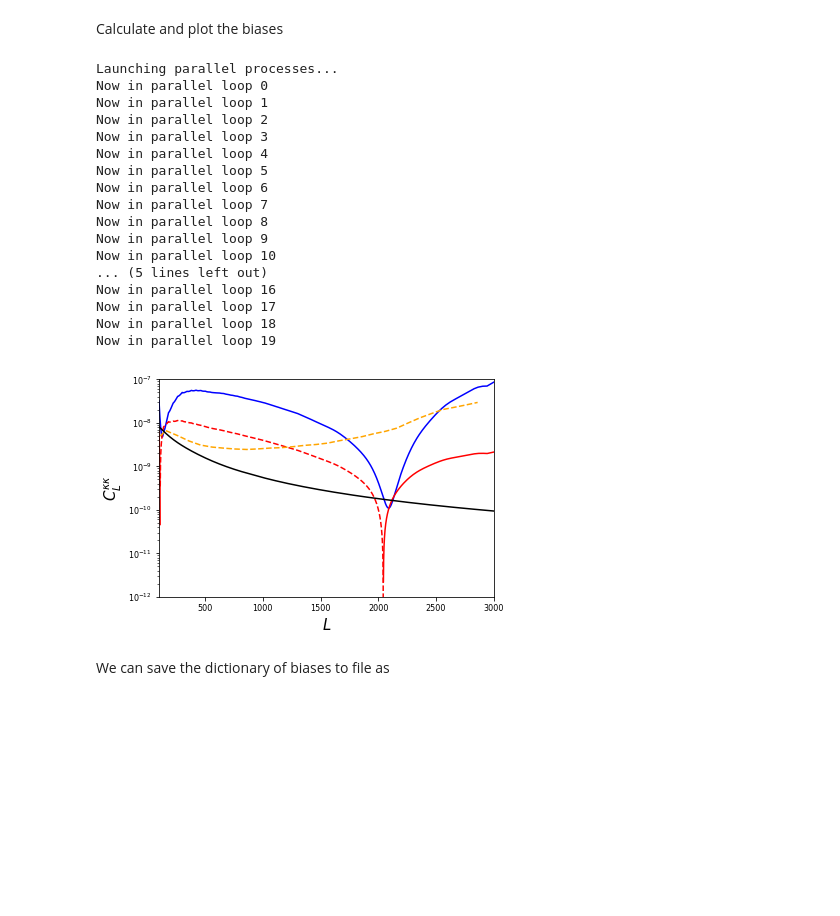
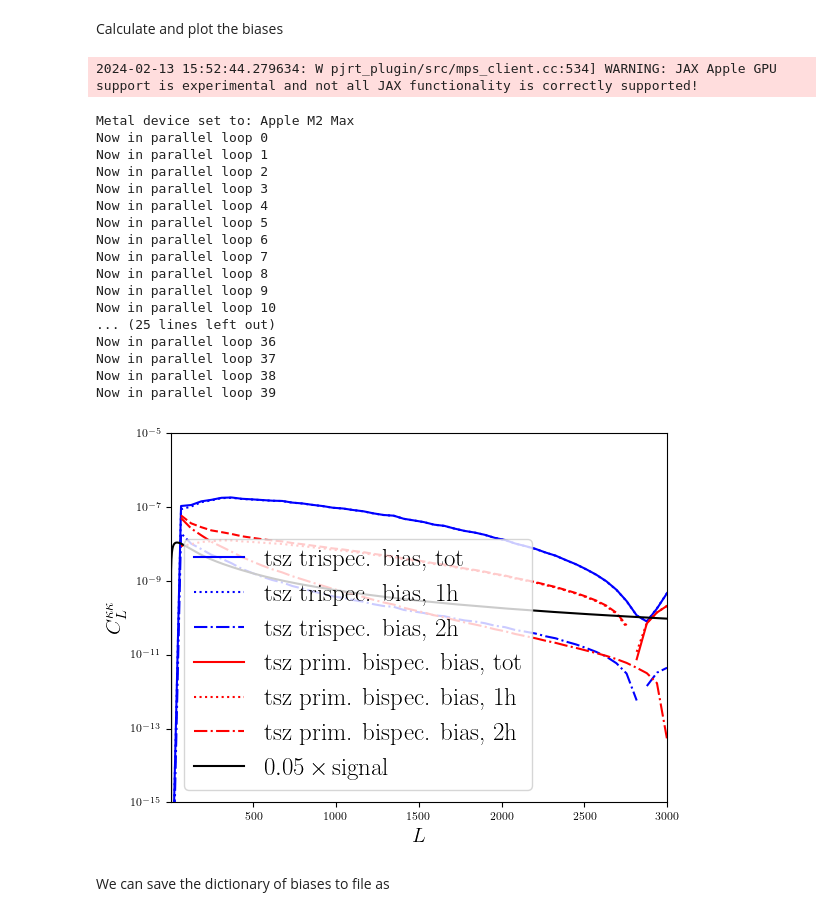
Before and after one commit to abaleato/CosmoBLENDER, a Jupyter notebook: notebooks/example_pipeline.ipynb, the cells around one changed output. Cells and saved outputs as stored; diff of their text form; code cells hidden in the pictures; blank space fills up the shorter version.

```diff
--- a/notebooks/example_pipeline.ipynb
+++ b/notebooks/example_pipeline.ipynb
@@ -43,13 +35,13 @@ SPT_5e15 = qest.experiment(lmax = 3000, massCut_Mvir=5e15, **SPT_properties, **f
 # %%
 SO_properties = {'nlev_t': np.array([52., 27., 5.8, 6.3, 15., 37.]),
                  'beam_size':np.array([7.4, 5.1, 2.2, 1.4, 1.0, 0.9]),
-                 'freq_GHz': np.array([27.3, 41.7, 93., 143., 225.,278.]), 'nx_secbispec':128}
+                 'freq_GHz': np.array([27.3, 41.7, 93., 143., 225.,278.])}
 
 # Initialise experiments with various different mass cuts
-SO_5e15 = qest.experiment(lmax = 4000, massCut_Mvir=5e15, **SO_properties, **fg_cleaning_dict)
+SO_5e15 = qest.experiment(lmax = 4000, massCut_Mvir=1e16, **SO_properties, **fg_cleaning_dict)
 # %%
 # Choose an experiment
-experiment = SPT_5e15
+experiment = SO_5e15
 # %% [markdown]
 One can later inspect the properties by doing
 # %%
@@ -91,7 +83,7 @@ Calculate and plot the biases
 which_bias = 'tsz' # 'tsz' or 'cib' or 'mixed'
 
 # Calculate secondary bispectrum bias? Note that this is a bit lower that the other implemented terms
-get_secondary_bispec_bias = True
+get_secondary_bispec_bias = False
 parallelise_secondbispec = False
 
 if which_bias=='tsz':
@@ -104,26 +96,27 @@ if which_bias=='mixed':
     hm_calc.get_mixed_auto_biases(experiment, get_secondary_bispec_bias=get_secondary_bispec_bias,
                                  parallelise_secondbispec=parallelise_secondbispec, bin_width_out_second_bispec_bias=100)
 # %% [output]
-Launching parallel processes...
-Now in parallel loop 0
-Now in parallel loop 1
-Now in parallel loop 2
-Now in parallel loop 3
-Now in parallel loop 4
-Now in parallel loop 5
-Now in parallel loop 6
-Now in parallel loop 7
-Now in parallel loop 8
-Now in parallel loop 9
-Now in parallel loop 10
-... (5 lines left out)
-Now in parallel loop 16
-Now in parallel loop 17
-Now in parallel loop 18
-Now in parallel loop 19
+2024-02-13 15:52:44.279634: W pjrt_plugin/src/mps_client.cc:534] WARNING: JAX Apple GPU support is experimental and not all JAX functionality is correctly supported!
+Metal device set to: Apple M2 Max
+Now in parallel loop 0
+Now in parallel loop 1
+Now in parallel loop 2
+Now in parallel loop 3
+Now in parallel loop 4
+Now in parallel loop 5
+Now in parallel loop 6
+Now in parallel loop 7
+Now in parallel loop 8
+Now in parallel loop 9
+Now in parallel loop 10
+... (25 lines left out)
+Now in parallel loop 36
+Now in parallel loop 37
+Now in parallel loop 38
+Now in parallel loop 39
 # %%
 # Break down contributions into n-halo terms?
-breakdown = False
+breakdown = True
 
 plt.figure()
 title=''
@@ -161,37 +154,39 @@ if breakdown:
 
 plt.plot(experiment.biases['ells'], scaling * prim_bispec_tot_pos, color='r',label=r'{} prim. bispec. bias, tot'.format(which_bias))
 plt.plot(experiment.biases['ells'], scaling * prim_bispec_tot_neg, color='r', ls='--')
 
 if breakdown:
     plt.plot(experiment.biases['ells'], scaling * prim_bispec_1h_pos, color='r', label=r'{} prim. bispec. bias, 1h '.format(which_bias), ls=':')
     plt.plot(experiment.biases['ells'], scaling * prim_bispec_1h_neg, color='r', ls=':')
 
     plt.plot(experiment.biases['ells'], scaling * prim_bispec_2h_pos, color='r', label=r'{} prim. bispec. bias, 2h '.format(which_bias), ls='-.')
     plt.plot(experiment.biases['ells'], scaling * prim_bispec_2h_neg, color='r', ls='-.')
 
 if get_secondary_bispec_bias:
     plt.plot(experiment.biases['second_bispec_bias_ells'], scaling_second_bispec_bias * sec_bispec_tot_pos, color='orange',label=r'{} sec. bispec. bias, tot'.format(which_bias))
     plt.plot(experiment.biases['second_bispec_bias_ells'], scaling_second_bispec_bias * sec_bispec_tot_neg, color='orange', ls='--')
 
     if breakdown:
         plt.plot(experiment.biases['second_bispec_bias_ells'], scaling_second_bispec_bias * sec_bispec_1h_pos, color='orange', label=r'{} sec. bispec. bias, 1h '.format(which_bias), ls=':')
         plt.plot(experiment.biases['second_bispec_bias_ells'], scaling_second_bispec_bias * sec_bispec_1h_neg, color='orange', ls=':')
 
         plt.plot(experiment.biases['second_bispec_bias_ells'], scaling_second_bispec_bias * sec_bispec_2h_pos, color='orange', label=r'{} sec. bispec. bias, 2h '.format(which_bias), ls='-.')
         plt.plot(experiment.biases['second_bispec_bias_ells'], scaling_second_bispec_bias * sec_bispec_2h_neg, color='orange', ls='-.')
 
-plt.plot(experiment.cl_unl.ls, 0.05* experiment.cl_unl.ls**4 * experiment.cl_unl.clpp /4.,'k')
+plt.plot(experiment.cl_unl.ls, 0.05* experiment.cl_unl.ls**4 * experiment.cl_unl.clpp /4.,'k', label=r'$0.05\,\times\,$signal')
 plt.yscale('log')
 plt.ylabel(r'$C_L^{\kappa\kappa}$',fontsize=15)
 plt.xlabel(r'$L$',fontsize=15)
-plt.xlim([100,3000])
-plt.ylim([1e-12,1e-7])
+plt.xlim([2,3000])
+plt.ylim([1e-15,1e-5])
+
+plt.legend()
 
 ax = plt.gca()
 ax.tick_params(axis='both', which='major', labelsize=8)
 ax.tick_params(axis='both', which='minor', labelsize=8)
 # %% [output]
-[figure, old version]
+[figure, new version]
 # %% [markdown]
 We can save the dictionary of biases to file as
 # %%
```
Also changed, not shown: parts of 30 cells of this notebook, 2 other files.
